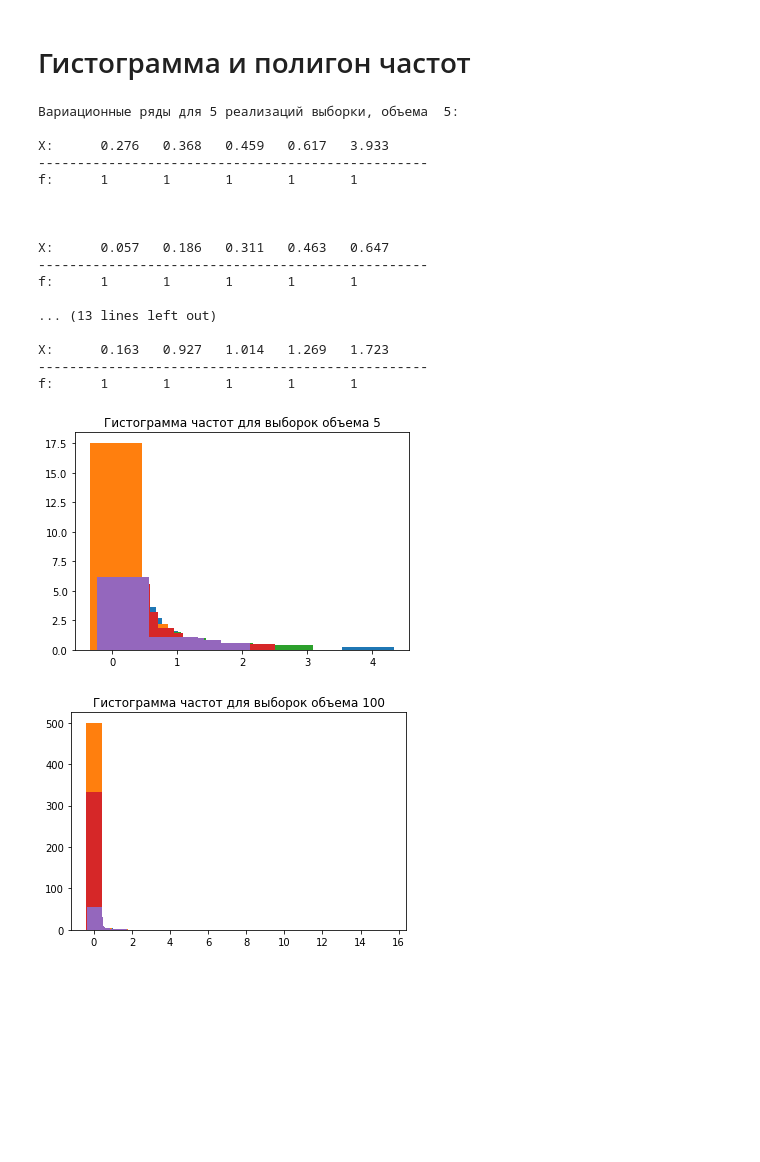
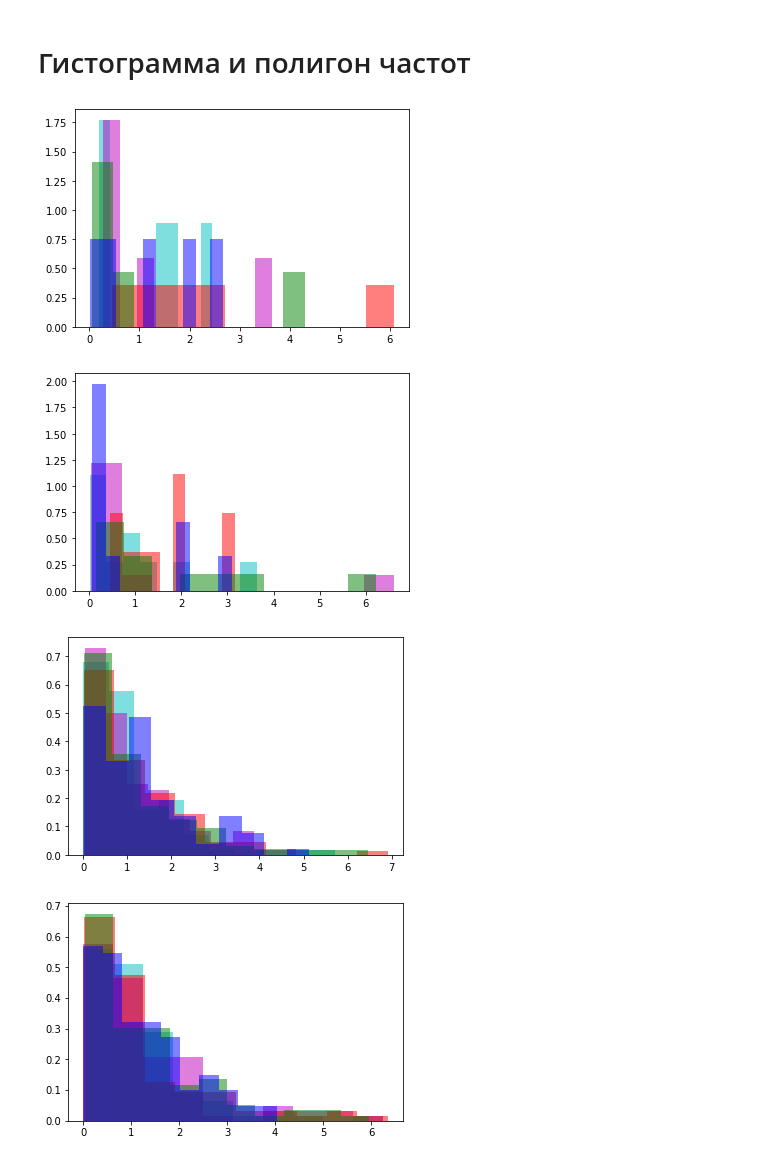
Before and after one commit to DrPopov/Mathematical-statistics, a Jupyter notebook: Dz_2/DZ_2_Expon.ipynb, the cells around one changed output. Cells and saved outputs as stored; diff of their text form; code cells hidden in the pictures; blank space fills up the shorter version.

```diff
--- a/Dz_2/DZ_2_Expon.ipynb
+++ b/Dz_2/DZ_2_Expon.ipynb
@@ -20,16 +20,20 @@ def make_vibor_exp(lam, m):
     for i in range(5):
         row = []
         A.append(row)
-
+        #print(A)
         row.append(my_expon(lam, m))
-
+        #print(*row)
     l = 1
     #print('Реализация выборки экспоненциального распределени объема %d: '%m)
     #print('')
+    #print(A)
     for k in A:
         #print('%d): '%l, end='')
-        print(*k)
+        #print(*k)
         l += 1
-    return A
+    new_list_exp_vibor = []
+    for i in A:
+        new_list_exp_vibor.append(*i)
+    return new_list_exp_vibor
 # %% [markdown]
 <font color='red'> Моделирование выбранных случайных величин </font>
@@ -422,28 +370,33 @@ def make_expon_gist(n, M):
+# %%
+import matplotlib.pyplot as plt
+def make_gist_expon(r):
+  fig, ax = plt.subplots(1,1)
+  rgb = 'cmrgb'
+  t = []
+  for k in range(len(r[1])):
+    t.append(len(r))
+  # print(t)
+  for c in range(5):
+    plt.hist(r[c], alpha = 0.5,color=rgb[c], weights = t, histtype='stepfilled', density=True,label = 'gr{k}'.format(k=c+1))
+  #plt.xlabel('numeber')
+  #plt.ylabel('frequen')
 # %%
 M = make_vibor_exp(0.8, 5)
-make_var_row_exp(5, M)
-make_expon_gist(5, M)
+make_gist_expon(M)
 # %% [output]
-Вариационные ряды для 5 реализаций выборки, объема  5:
-
-X:      0.276   0.368   0.459   0.617   3.933
---------------------------------------------------
-f:      1       1       1       1       1
-
-
-
-X:      0.057   0.186   0.311   0.463   0.647
---------------------------------------------------
-f:      1       1       1       1       1
-
-... (13 lines left out)
-
-X:      0.163   0.927   1.014   1.269   1.723
---------------------------------------------------
-f:      1       1       1       1       1
-[figure, old version]
+[figure, new version]
+# %%
+M = make_vibor_exp(0.8, 10)
+make_gist_expon(M)
+# %% [output]
+[figure, added]
 # %%
 M = make_vibor_exp(0.8, 100)
-make_expon_gist(100, M)
+make_gist_expon(M)
 # %% [output]
-[figure, old version]
+[figure, new version]
+# %%
+M = make_vibor_exp(0.8, 100)
+make_gist_expon(M)
+# %% [output]
+[figure, added]
```
Also changed, not shown: parts of 22 cells of this notebook, 42 other files.
